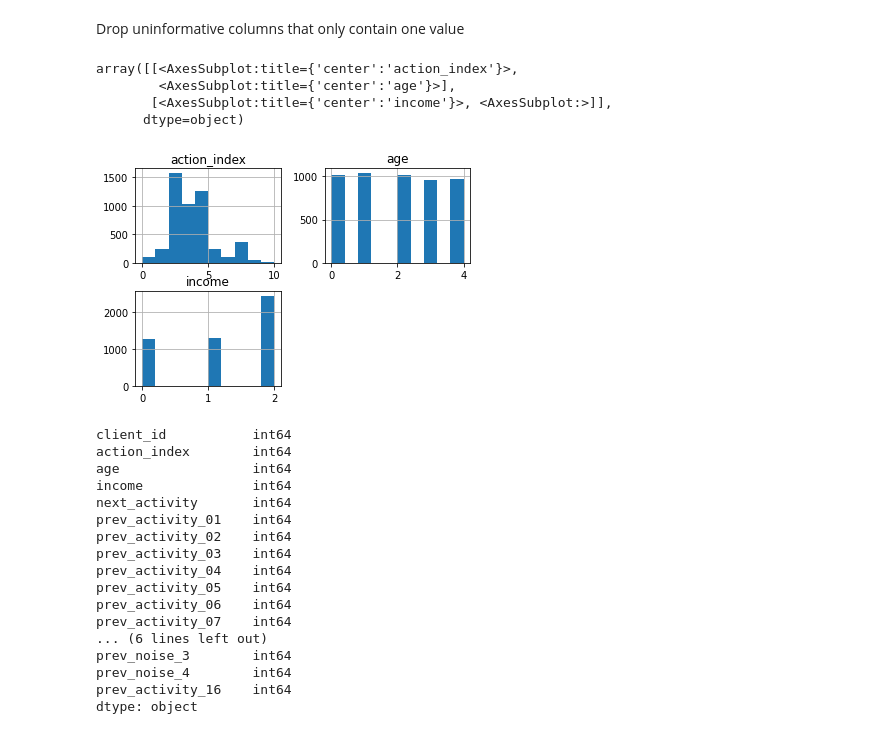
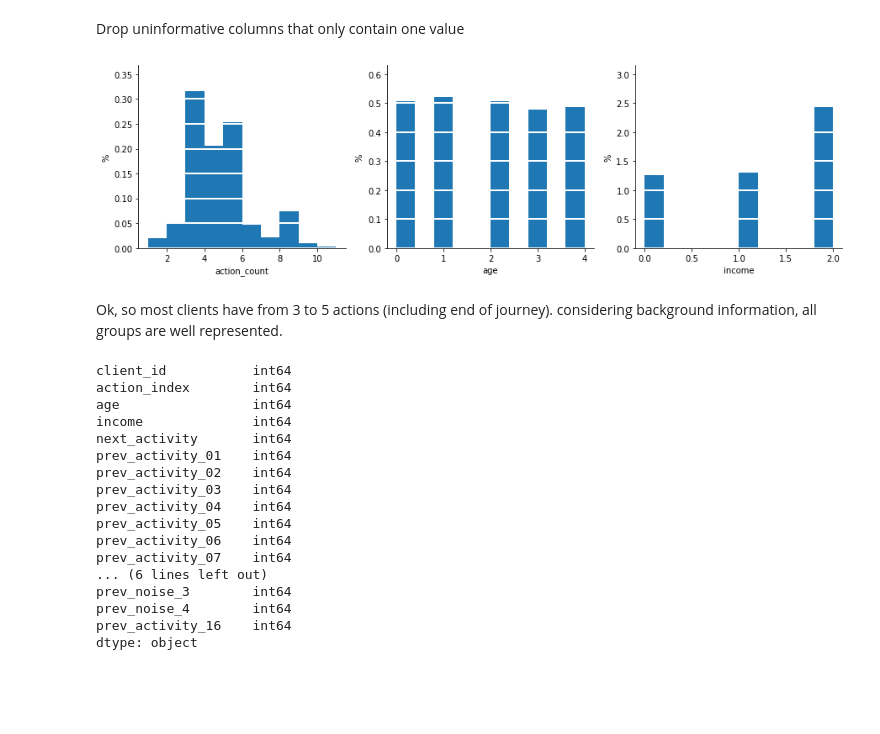
Before and after one commit to City-of-Helsinki/ml_federated_customer_journey, a Jupyter notebook: 00_data.ipynb, the cells around one changed output. Saved outputs shown, nothing was run; the diff lists cells and outputs as text; code cells hidden in the pictures; blank space fills up the shorter version.

```diff
--- a/00_data.ipynb
+++ b/00_data.ipynb
@@ -272,16 +273,25 @@ dtype: int64
 Drop uninformative columns that only contain one value
 # %%
 prev_next_df.drop(["owner", "employed"], axis=1, inplace=True)
-# %%
-#
-# plot background data
-prev_next_df.groupby("client_id").max().iloc[:, :6].hist()
-# %% [output]
-array([[<AxesSubplot:title={'center':'action_index'}>,
-        <AxesSubplot:title={'center':'age'}>],
-       [<AxesSubplot:title={'center':'income'}>, <AxesSubplot:>]],
-      dtype=object)
-[figure, removed]
+# %%
+prev_next_df["action_count"] = prev_next_df.action_index + 1
+# %%
+fig, axs = plt.subplots(1, 3, figsize=(15, 4))
+
+for ax, column in zip(axs, ["action_count", "age", "income"]):
+    prev_next_df.groupby("client_id").max()[column].hist(ax=ax, density=True)
+    ax.set_ylabel("%")
+    ax.set_xlabel(column)
+    ax.spines["top"].set_visible(False)
+    ax.spines["right"].set_visible(False)
+    ax.grid(False)
+    [ax.axhline(tick, color="white", linewidth=2) for tick in ax.get_yticks()]
+
+plt.savefig("results/client_histograms.png")
+# %% [output]
+[figure, added]
+# %% [markdown]
+Ok, so most clients have from 3 to 5 actions (including end of journey). considering background information, all groups are well represented.
 # %%
 #
 # convert state feature into one hot
```
Also changed, not shown: parts of 1 cell of this notebook, 3 other files.
